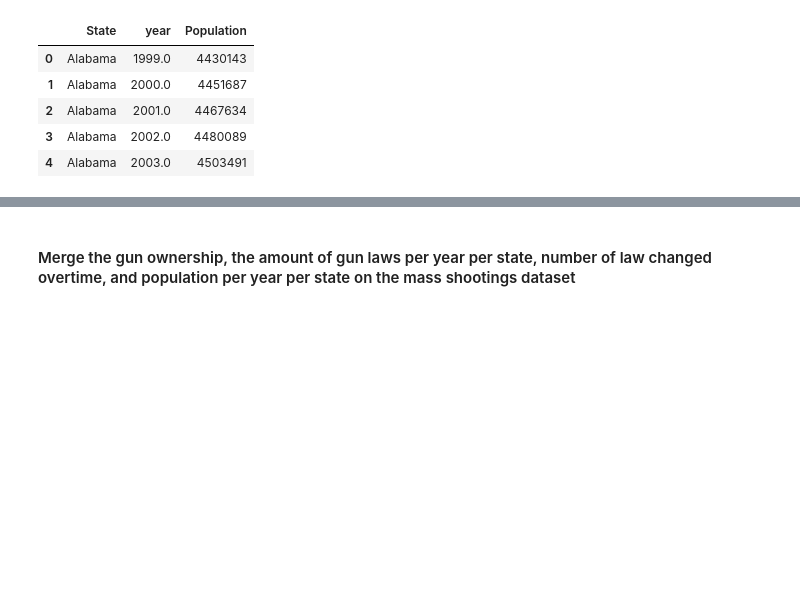
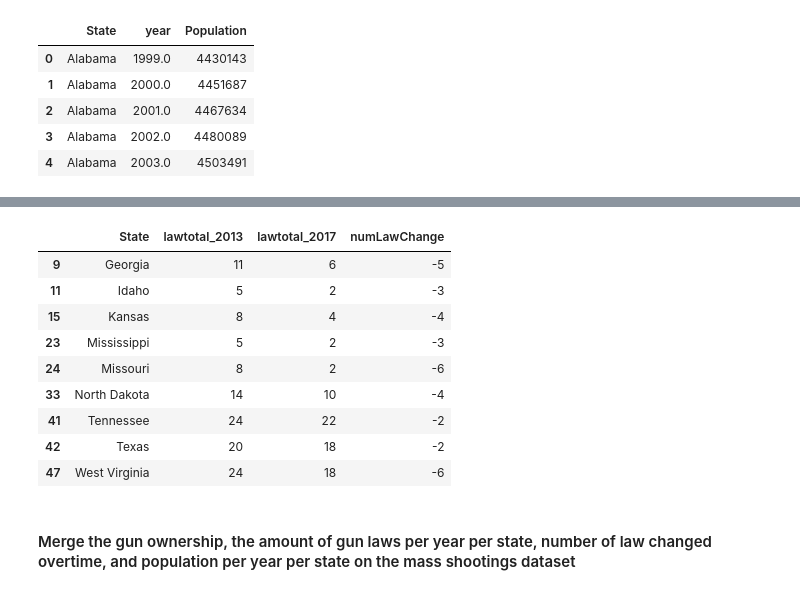
Before and after one commit to mayjai/US-Gun-Exploration-Visualization, a Jupyter notebook: Copy_of_US_Gun_Exploration.ipynb, the cells around one changed output, grey strips where cells are left out. Cells and saved outputs as stored; diff of their text form; code cells hidden in the pictures; blank space fills up the shorter version.

```diff
--- a/Copy_of_US_Gun_Exploration.ipynb
+++ b/Copy_of_US_Gun_Exploration.ipynb
@@ -570,3 +630,17 @@ df_population.head()
+# %%
+# States with positive number of law change greater than or equal to 2: 9 states
+df_13_17_lawchange[(df_13_17_lawchange.numLawChange <= -2)]
+# %% [output]
+|  | State | lawtotal_2013 | lawtotal_2017 | numLawChange |
+| 9 | Georgia | 11 | 6 | -5 |
+| 11 | Idaho | 5 | 2 | -3 |
+| 15 | Kansas | 8 | 4 | -4 |
+| 23 | Mississippi | 5 | 2 | -3 |
+| 24 | Missouri | 8 | 2 | -6 |
+| 33 | North Dakota | 14 | 10 | -4 |
+| 41 | Tennessee | 24 | 22 | -2 |
+| 42 | Texas | 20 | 18 | -2 |
+| 47 | West Virginia | 24 | 18 | -6 |
 # %% [markdown]
 #### Merge the gun ownership, the amount of gun laws per year per state, number of	law changed overtime, and	population per year per state on the mass shootings dataset
 # %%
```
Also changed, not shown: parts of 7 cells of this notebook.
